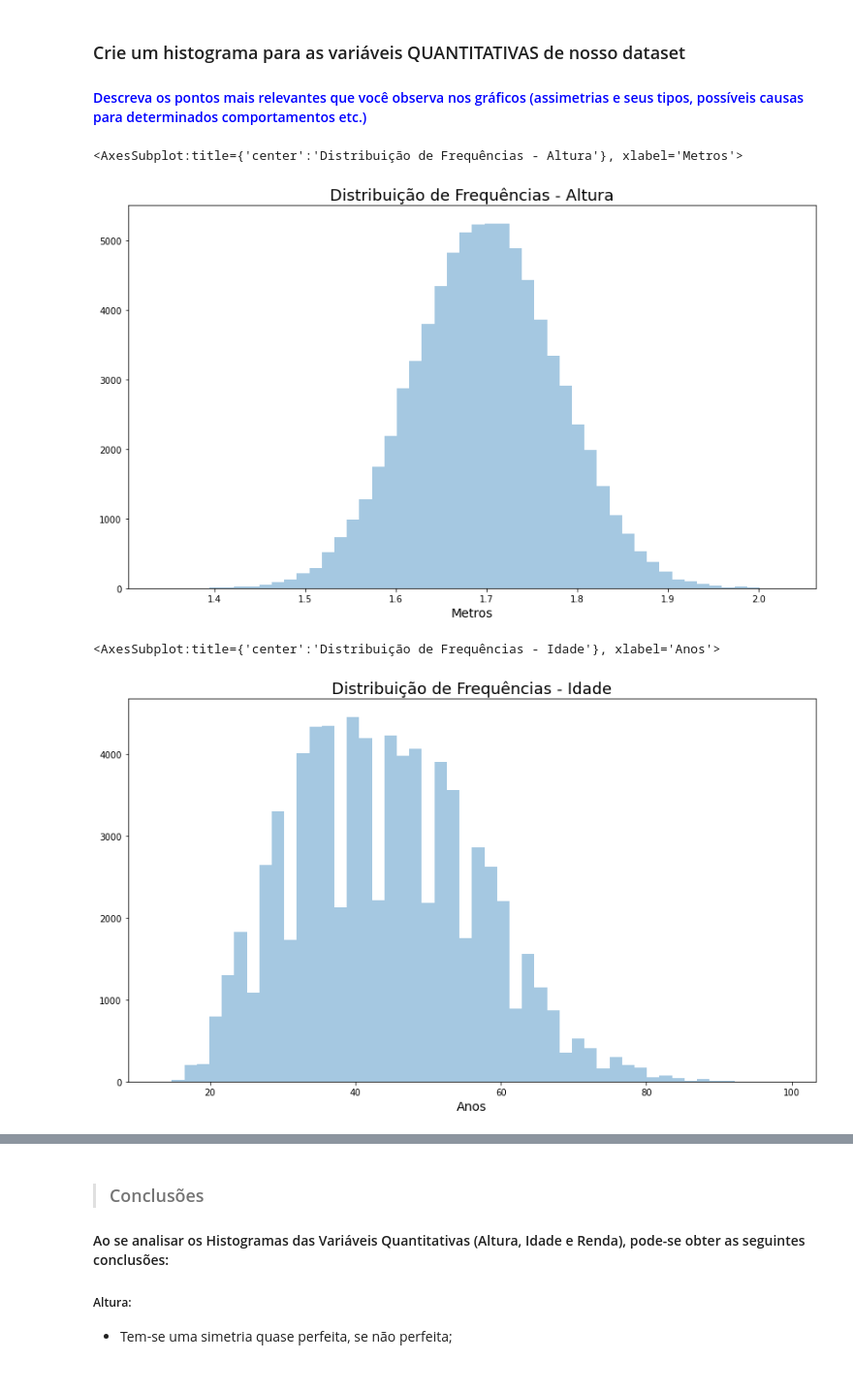
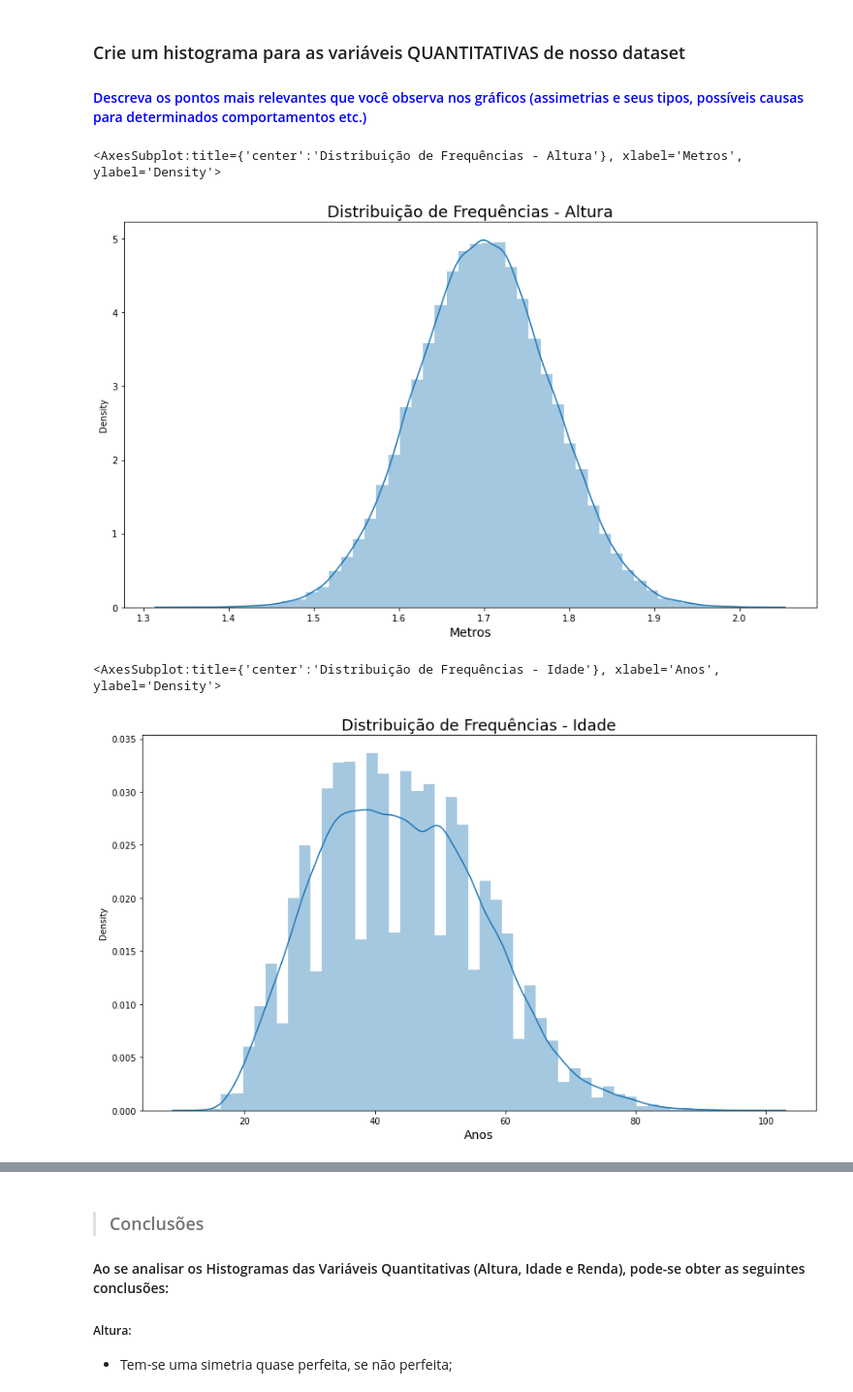
Before and after one commit to Julio-Cezar-Candido/Curso-de-Estatistica-Parte-1, a Jupyter notebook: Análise_Descritiva.ipynb, the cells around one changed output, grey strips where cells are left out. Shown at 97% size. Cells and saved outputs as stored; diff of their text form; code cells hidden in the pictures.

```diff
--- a/Análise_Descritiva.ipynb
+++ b/Análise_Descritiva.ipynb
@@ -249,23 +259,23 @@ dist_freq_renda['Frequência'].plot.bar(width = 1, color = 'blue', alpha = 0.2,
 ### Crie um histograma para as variáveis QUANTITATIVAS de nosso dataset
 #### <font color='blue'>Descreva os pontos mais relevantes que você observa nos gráficos (assimetrias e seus tipos, possíveis causas para determinados comportamentos etc.)</font>
 # %%
-ax = sns.distplot(dados.Altura, kde = False)
+ax = sns.distplot(dados.Altura, kde = True)
 
 ax.figure.set_size_inches(14, 8)
 ax.set_title('Distribuição de Frequências - Altura', fontsize=18)
 ax.set_xlabel('Metros', fontsize=14)
 ax
 # %% [output]
-<AxesSubplot:title={'center':'Distribuição de Frequências - Altura'}, xlabel='Metros'>
+<AxesSubplot:title={'center':'Distribuição de Frequências - Altura'}, xlabel='Metros', ylabel='Density'>
-[figure, old version]
+[figure, new version]
 # %%
-ax = sns.distplot(dados.Idade, kde = False)
+ax = sns.distplot(dados.Idade, kde = True)
 
 ax.figure.set_size_inches(14, 8)
 ax.set_title('Distribuição de Frequências - Idade', fontsize=18)
 ax.set_xlabel('Anos', fontsize=14)
 ax
 # %% [output]
-<AxesSubplot:title={'center':'Distribuição de Frequências - Idade'}, xlabel='Anos'>
+<AxesSubplot:title={'center':'Distribuição de Frequências - Idade'}, xlabel='Anos', ylabel='Density'>
-[figure, old version]
+[figure, new version]
 # %%
```
Also changed, not shown: parts of 28 cells of this notebook, 1 other file.
